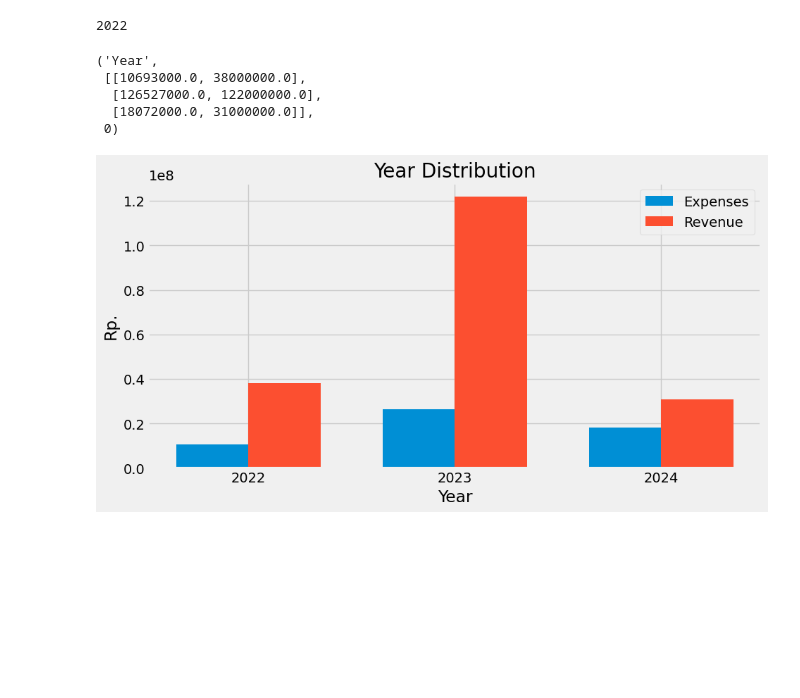
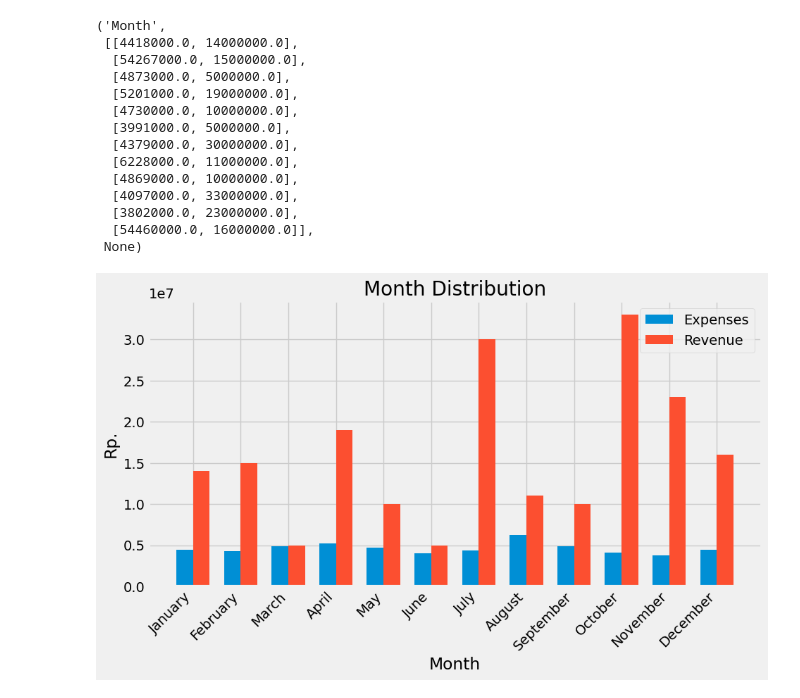
Before and after one commit to AtlasCJr/pfm, a Jupyter notebook: Analysis.ipynb, the cells around one changed output. Saved outputs shown, nothing was run; the diff lists cells and outputs as text; code cells hidden in the pictures; blank space fills up the shorter version.

```diff
--- a/Analysis.ipynb
+++ b/Analysis.ipynb
@@ -13,5 +255,5 @@ plt.style.use('fivethirtyeight')
 # %%
-myAcc = getAccount("atlasss")
+myAcc = getAccount("user1")
 myAcc.summary()
 
 df = getTransaction(myAcc)
@@ -257,10 +286,18 @@ myData = enrichData(df)
 # %%
-myData.plotTimeCycle(4)
+myData.plotTimeCycle(2)
 # %% [output]
-2022
+('Month',
+ [[4418000.0, 14000000.0],
+  [54267000.0, 15000000.0],
+  [4873000.0, 5000000.0],
+  [5201000.0, 19000000.0],
+  [4730000.0, 10000000.0],
+  [3991000.0, 5000000.0],
+  [4379000.0, 30000000.0],
+  [6228000.0, 11000000.0],
+  [4869000.0, 10000000.0],
+  [4097000.0, 33000000.0],
+  [3802000.0, 23000000.0],
+  [54460000.0, 16000000.0]],
+ None)
-('Year',
- [[10693000.0, 38000000.0],
-  [126527000.0, 122000000.0],
-  [18072000.0, 31000000.0]],
- 0)
-[figure, old version]
+[figure, new version]
```
Also changed, not shown: parts of 6 cells of this notebook, 14 other files.
